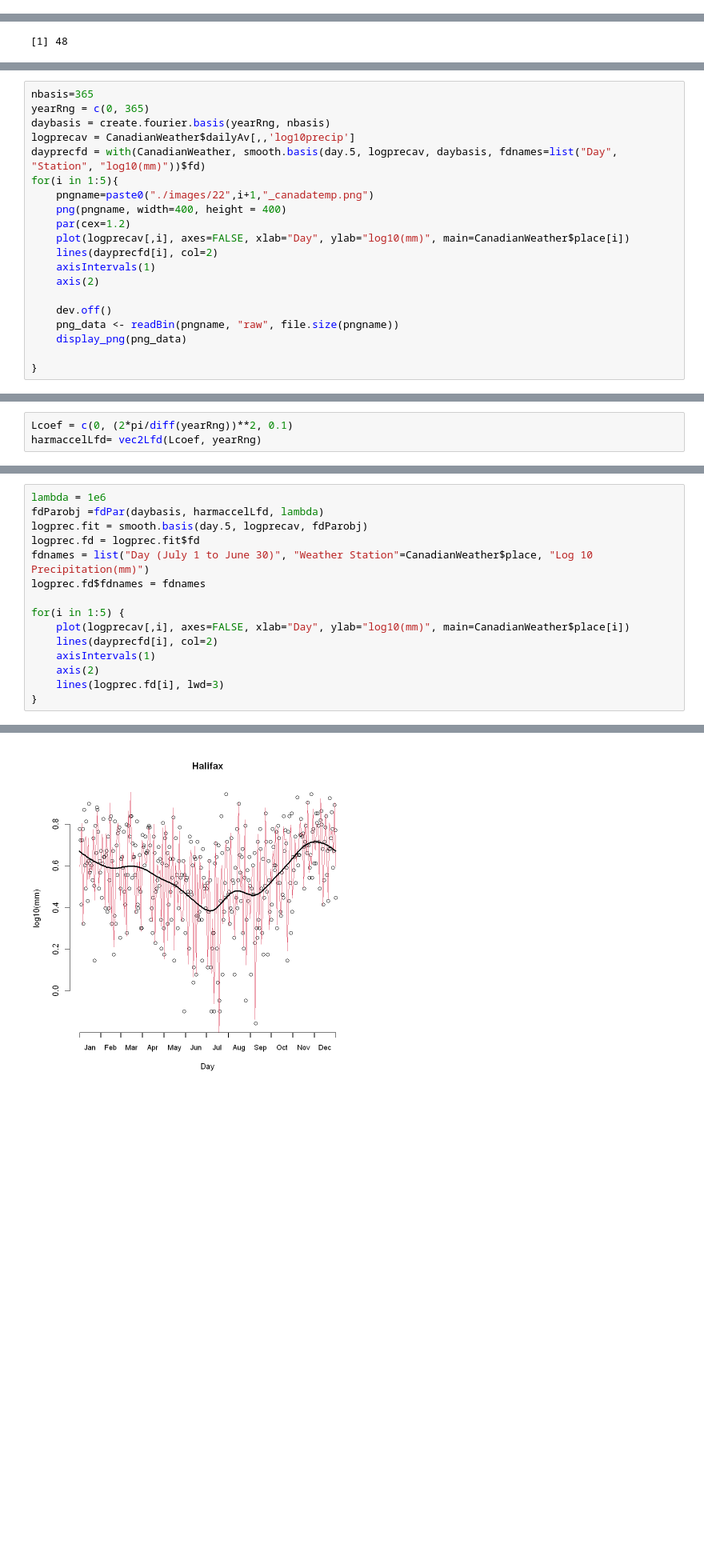
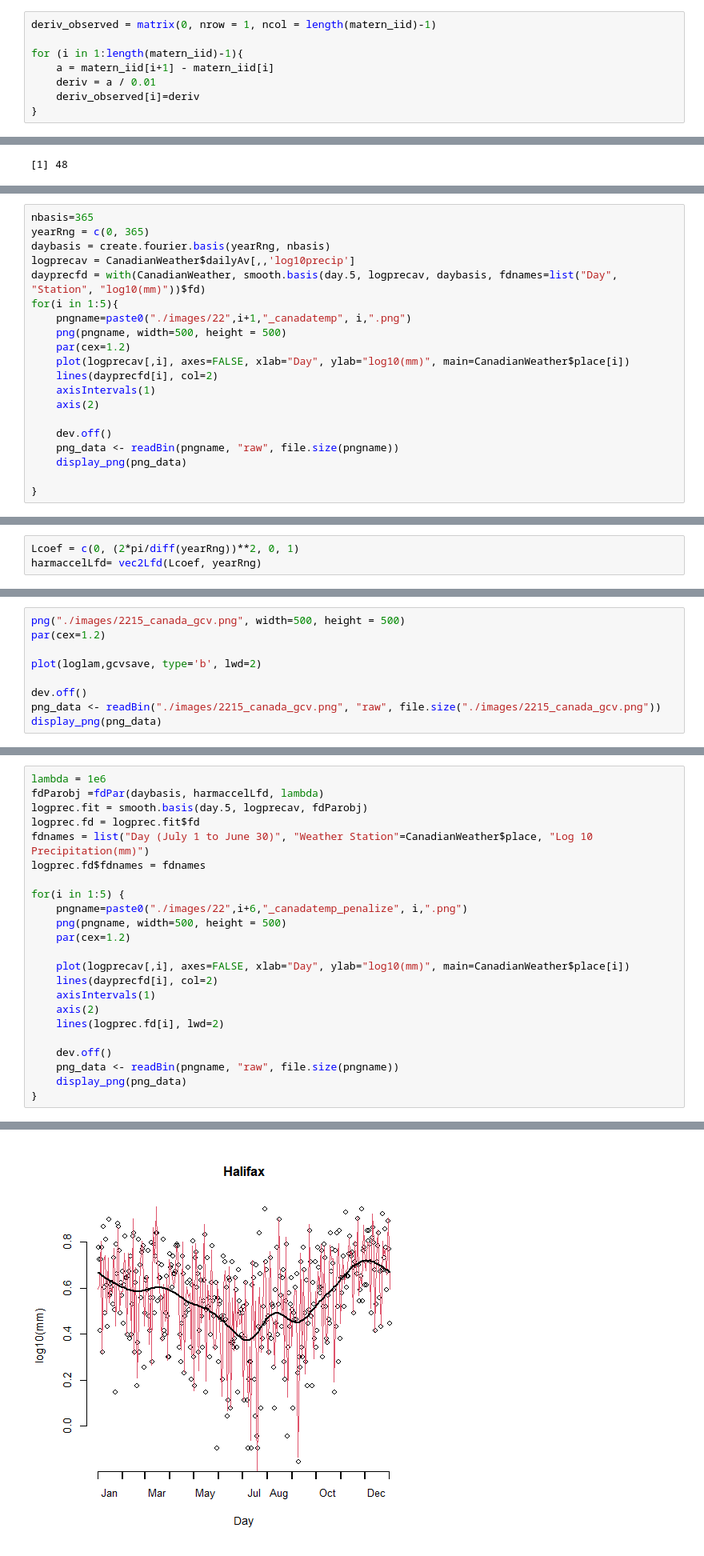
Before and after one commit to KeNtaMiyata/Piotr_FunctionalDataAnalysis, a Jupyter notebook: ch2/ch2.ipynb, the cells around one changed output, grey strips where cells are left out. Shown: that part at 80% size. Saved outputs shown, nothing was run; the diff lists cells and outputs as text; blank space fills up the shorter version.

```diff
--- a/ch2/ch2.ipynb
+++ b/ch2/ch2.ipynb
@@ -45,0 +77,8 @@ library(IRdisplay)
+# %%
+deriv_observed = matrix(0, nrow = 1, ncol = length(matern_iid)-1)
+
+for (i in 1:length(matern_iid)-1){
+    a = matern_iid[i+1] - matern_iid[i]
+    deriv = a / 0.01
+    deriv_observed[i]=deriv
+}
@@ -251,8 +301,8 @@ daybasis = create.fourier.basis(yearRng, nbasis)
 logprecav = CanadianWeather$dailyAv[,,'log10precip']
 dayprecfd = with(CanadianWeather, smooth.basis(day.5, logprecav, daybasis, fdnames=list("Day", "Station", "log10(mm)"))$fd)
 for(i in 1:5){
-    pngname=paste0("./images/22",i+1,"_canadatemp.png")
-    png(pngname, width=400, height = 400)
+    pngname=paste0("./images/22",i+1,"_canadatemp", i,".png")
+    png(pngname, width=500, height = 500)
     par(cex=1.2)
     plot(logprecav[,i], axes=FALSE, xlab="Day", ylab="log10(mm)", main=CanadianWeather$place[i])
     lines(dayprecfd[i], col=2)
@@ -273,3 +323,3 @@ for(i in 1:5){
 # %%
-Lcoef = c(0, (2*pi/diff(yearRng))**2, 0.1)
+Lcoef = c(0, (2*pi/diff(yearRng))**2, 0, 1)
 harmaccelLfd= vec2Lfd(Lcoef, yearRng)
@@ -321,0 +349,9 @@ log10 lambda = 9
+# %%
+png("./images/2215_canada_gcv.png", width=500, height = 500)
+par(cex=1.2)
+
+plot(loglam,gcvsave, type='b', lwd=2)
+
+dev.off()
+png_data <- readBin("./images/2215_canada_gcv.png", "raw", file.size("./images/2215_canada_gcv.png"))
+display_png(png_data)
@@ -328,10 +368,18 @@ fdnames = list("Day (July 1 to June 30)", "Weather Station"=CanadianWeather$plac
 logprec.fd$fdnames = fdnames
 
 for(i in 1:5) {
+    pngname=paste0("./images/22",i+6,"_canadatemp_penalize", i,".png")
+    png(pngname, width=500, height = 500)
+    par(cex=1.2)
+
     plot(logprecav[,i], axes=FALSE, xlab="Day", ylab="log10(mm)", main=CanadianWeather$place[i])
     lines(dayprecfd[i], col=2)
     axisIntervals(1)
     axis(2)
-    lines(logprec.fd[i], lwd=3)
+    lines(logprec.fd[i], lwd=2)
+
+    dev.off()
+    png_data <- readBin(pngname, "raw", file.size(pngname))
+    display_png(png_data)
 }
 # %% [output]
@@ -339 +387 @@ for(i in 1:5) {
-[figure, old version]
+[figure, new version]
```
Also changed, not shown: parts of 48 cells of this notebook, 29 other files.
